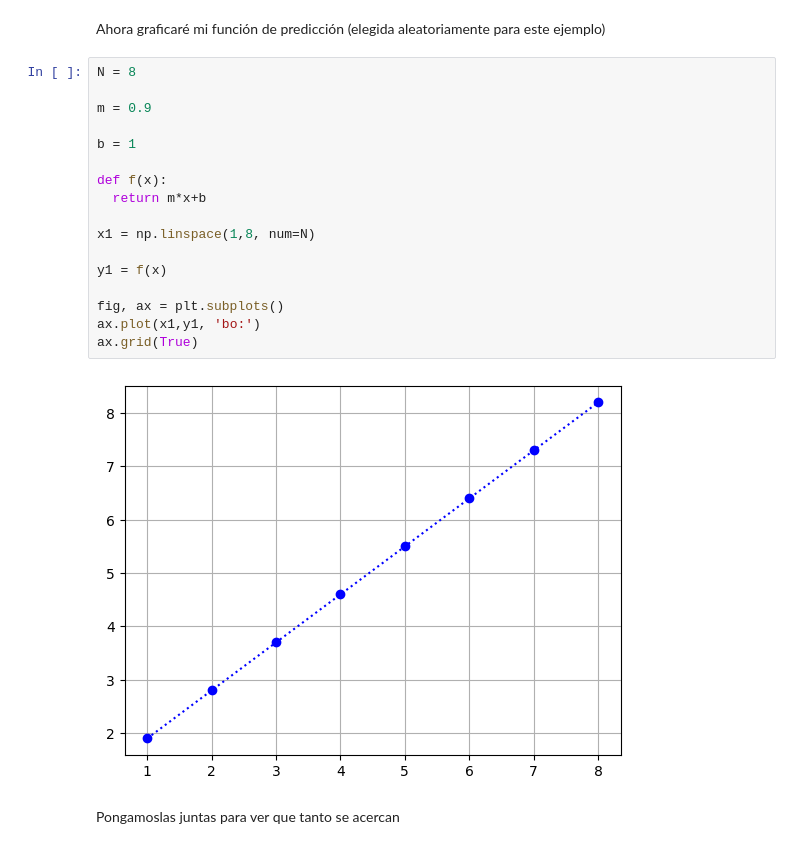
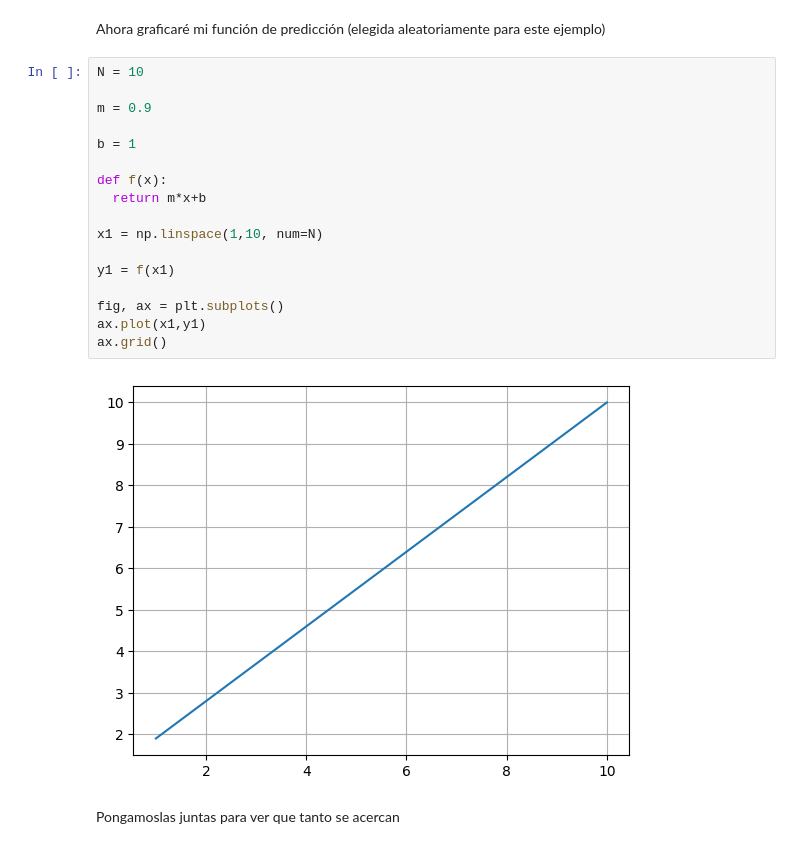
Before and after one commit to jariel17/curso-funciones, a Jupyter notebook: 5_Calculando_el_error.ipynb, the cells around one changed output. Cells and saved outputs as stored; diff of their text form.

```diff
--- a/5_Calculando_el_error.ipynb
+++ b/5_Calculando_el_error.ipynb
@@ -30,23 +30,23 @@ plt.show()
 # %% [markdown]
 Ahora graficaré mi función de predicción (elegida aleatoriamente para este ejemplo)
 # %%
-N = 8
+N = 10
 
 m = 0.9
 
 b = 1
 
 def f(x):
   return m*x+b
 
-x1 = np.linspace(1,8, num=N)
+x1 = np.linspace(1,10, num=N)
 
-y1 = f(x)
+y1 = f(x1)
 
 fig, ax = plt.subplots()
-ax.plot(x1,y1, 'bo:')
-ax.grid(True)
+ax.plot(x1,y1)
+ax.grid()
 # %% [output]
-[figure, old version]
+[figure, new version]
 # %% [markdown]
 Pongamoslas juntas para ver que tanto se acercan
```
Also changed, not shown: parts of 2 cells of this notebook.
